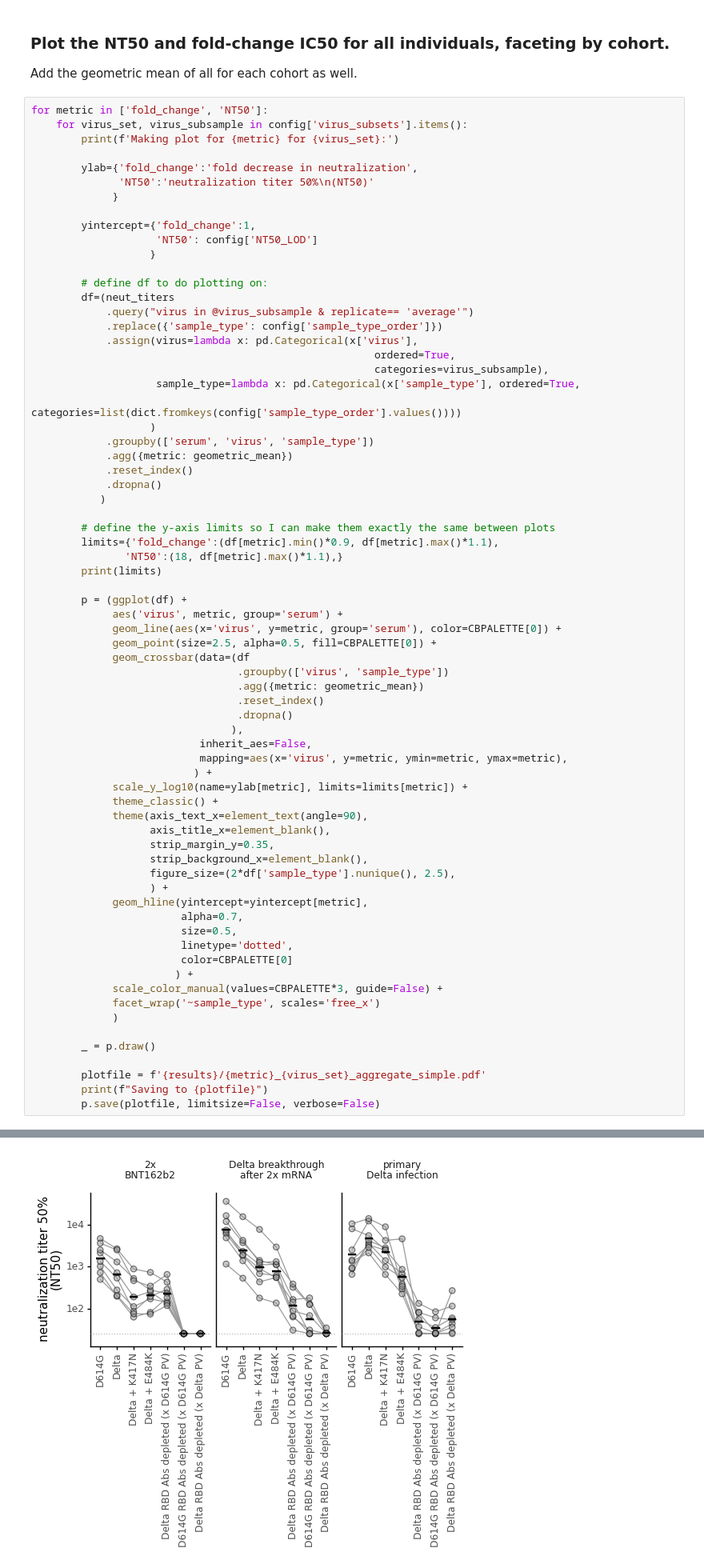
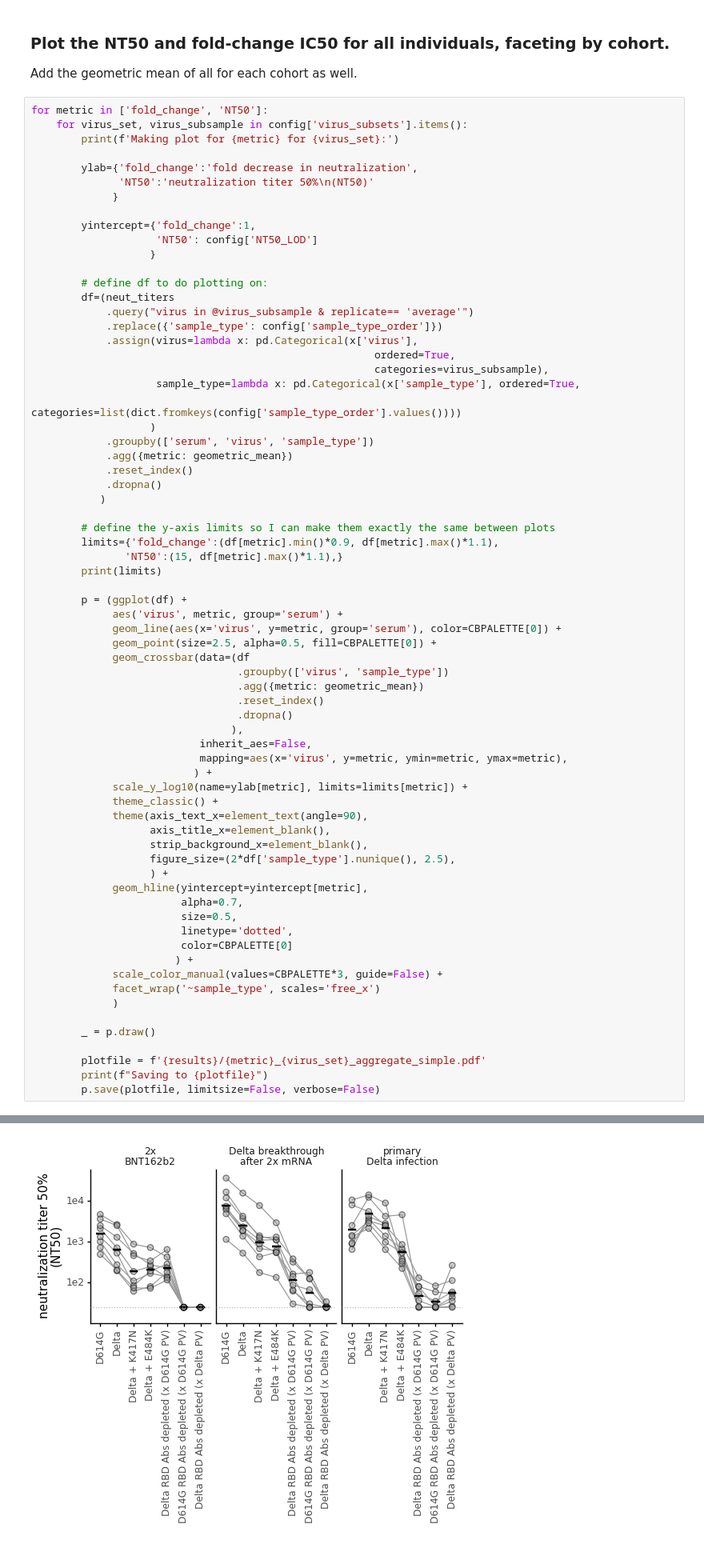
Before and after one commit to jbloomlab/SARS-CoV-2-RBD_Delta, a Jupyter notebook: experimental_data/analyze_neut_data.ipynb, the cells around one changed output, grey strips where cells are left out. Shown at 80% size. Drawn from its saved outputs; the diff is of its cells as text.

Commit message:
changes to neut figure

```diff
--- a/experimental_data/analyze_neut_data.ipynb
+++ b/experimental_data/analyze_neut_data.ipynb
@@ -350,7 +350,7 @@ for metric in ['fold_change', 'NT50']:
 
         # define the y-axis limits so I can make them exactly the same between plots
         limits={'fold_change':(df[metric].min()*0.9, df[metric].max()*1.1),
-               'NT50':(18, df[metric].max()*1.1),}
+               'NT50':(15, df[metric].max()*1.1),}
         print(limits)
 
         p = (ggplot(df) +
@@ -370,7 +370,6 @@ for metric in ['fold_change', 'NT50']:
              theme_classic() +
              theme(axis_text_x=element_text(angle=90),
                    axis_title_x=element_blank(),
-                   strip_margin_y=0.35,
                    strip_background_x=element_blank(),
                    figure_size=(2*df['sample_type'].nunique(), 2.5),
                    ) +
@@ -408,4 +407,4 @@ Saving to results/neut_titers/NT50_mutneuts_het_aggregate_simple.pdf
-[figure, old version]
+[figure, new version]
 # %% [markdown]
 Make plot to show NT50 by cohort.
 # %%
```
Also changed, not shown: parts of 7 cells of this notebook, 14 other files.
